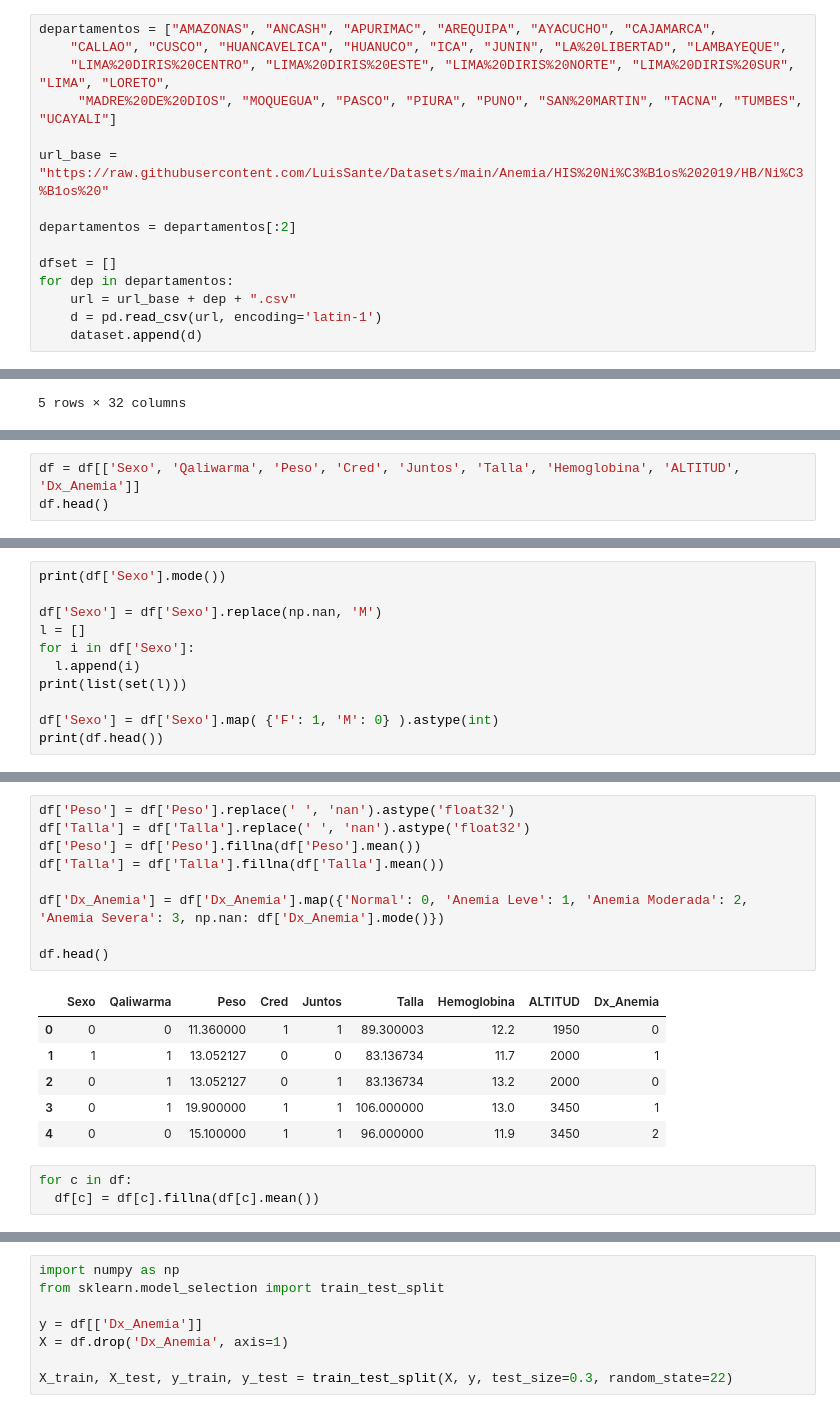
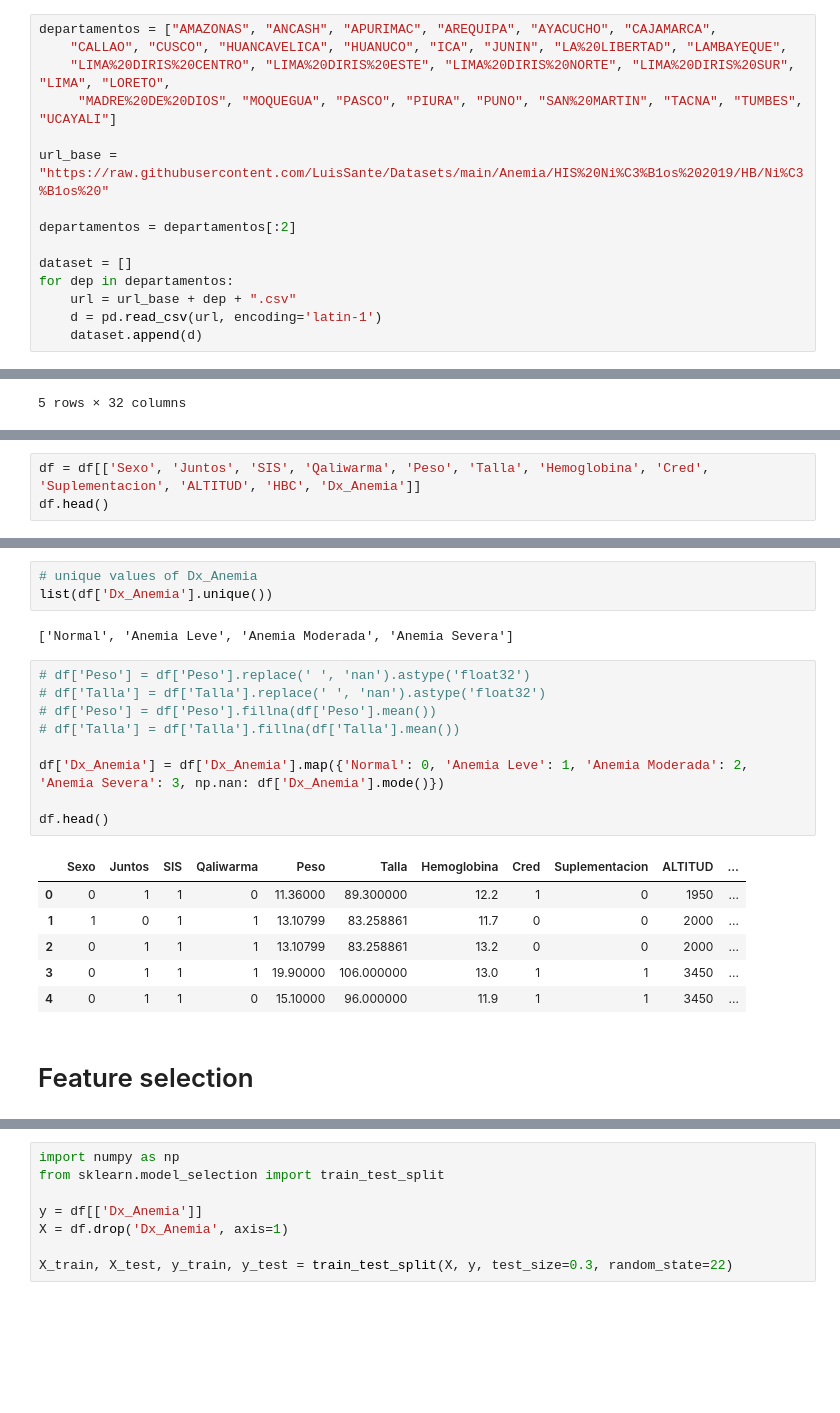
Before and after one commit to LuisSante/Anemia---Machine-Learning, a Jupyter notebook: IA_final.ipynb, the cells around one changed output, grey strips where cells are left out. Drawn from its saved outputs; the diff is of its cells as text; blank space fills up the shorter version.

```diff
--- a/IA_final.ipynb
+++ b/IA_final.ipynb
@@ -18,7 +20,7 @@ url_base = "https://raw.githubusercontent.com/LuisSante/Datasets/main/Anemia/HIS
 
 departamentos = departamentos[:2]
 
-dfset = []
+dataset = []
 for dep in departamentos:
     url = url_base + dep + ".csv"
     d = pd.read_csv(url, encoding='latin-1')
@@ -52,4 +54,4 @@ Index(['ï»¿Diresa', 'Red', 'Microred', 'EESS', 'Renipress', 'FechaAtencion',
 # %%
-df = df[['Sexo', 'Qaliwarma', 'Peso', 'Cred', 'Juntos', 'Talla', 'Hemoglobina', 'ALTITUD', 'Dx_Anemia']]
+df = df[['Sexo', 'Juntos', 'SIS', 'Qaliwarma', 'Peso', 'Talla', 'Hemoglobina', 'Cred', 'Suplementacion', 'ALTITUD', 'HBC', 'Dx_Anemia']]
 df.head()
 # %% [output]
@@ -62,11 +63,0 @@ df.head()
-# %%
-print(df['Sexo'].mode())
-
-df['Sexo'] = df['Sexo'].replace(np.nan, 'M')
-l = []
-for i in df['Sexo']:
-  l.append(i)
-print(list(set(l)))
-
-df['Sexo'] = df['Sexo'].map( {'F': 1, 'M': 0} ).astype(int)
-print(df.head())
@@ -100,20 +114,24 @@ dx
+# %%
+# unique values of Dx_Anemia
+list(df['Dx_Anemia'].unique())
+# %% [output]
+['Normal', 'Anemia Leve', 'Anemia Moderada', 'Anemia Severa']
 # %%
-df['Peso'] = df['Peso'].replace(' ', 'nan').astype('float32')
-df['Talla'] = df['Talla'].replace(' ', 'nan').astype('float32')
-df['Peso'] = df['Peso'].fillna(df['Peso'].mean())
-df['Talla'] = df['Talla'].fillna(df['Talla'].mean())
+# df['Peso'] = df['Peso'].replace(' ', 'nan').astype('float32')
+# df['Talla'] = df['Talla'].replace(' ', 'nan').astype('float32')
+# df['Peso'] = df['Peso'].fillna(df['Peso'].mean())
+# df['Talla'] = df['Talla'].fillna(df['Talla'].mean())
 
 df['Dx_Anemia'] = df['Dx_Anemia'].map({'Normal': 0, 'Anemia Leve': 1, 'Anemia Moderada': 2, 'Anemia Severa': 3, np.nan: df['Dx_Anemia'].mode()})
 
 df.head()
 # %% [output]
-|  | Sexo | Qaliwarma | Peso | Cred | Juntos | Talla | Hemoglobina | ALTITUD | Dx_Anemia |
-| 0 | 0 | 0 | 11.360000 | 1 | 1 | 89.300003 | 12.2 | 1950 | 0 |
-| 1 | 1 | 1 | 13.052127 | 0 | 0 | 83.136734 | 11.7 | 2000 | 1 |
-| 2 | 0 | 1 | 13.052127 | 0 | 1 | 83.136734 | 13.2 | 2000 | 0 |
-| 3 | 0 | 1 | 19.900000 | 1 | 1 | 106.000000 | 13.0 | 3450 | 1 |
-| 4 | 0 | 0 | 15.100000 | 1 | 1 | 96.000000 | 11.9 | 3450 | 2 |
+|  | Sexo | Juntos | SIS | Qaliwarma | Peso | Talla | Hemoglobina | Cred | Suplementacion | ALTITUD | ... |
+| 0 | 0 | 1 | 1 | 0 | 11.36000 | 89.300000 | 12.2 | 1 | 0 | 1950 | ... |
+| 1 | 1 | 0 | 1 | 1 | 13.10799 | 83.258861 | 11.7 | 0 | 0 | 2000 | ... |
+| 2 | 0 | 1 | 1 | 1 | 13.10799 | 83.258861 | 13.2 | 0 | 0 | 2000 | ... |
+| 3 | 0 | 1 | 1 | 1 | 19.90000 | 106.000000 | 13.0 | 1 | 1 | 3450 | ... |
+| 4 | 0 | 1 | 1 | 0 | 15.10000 | 96.000000 | 11.9 | 1 | 1 | 3450 | ... |
-# %%
-for c in df:
-  df[c] = df[c].fillna(df[c].mean())
+# %% [markdown]
+# Feature selection
 # %% [markdown]
```
Also changed, not shown: parts of 23 cells of this notebook.
